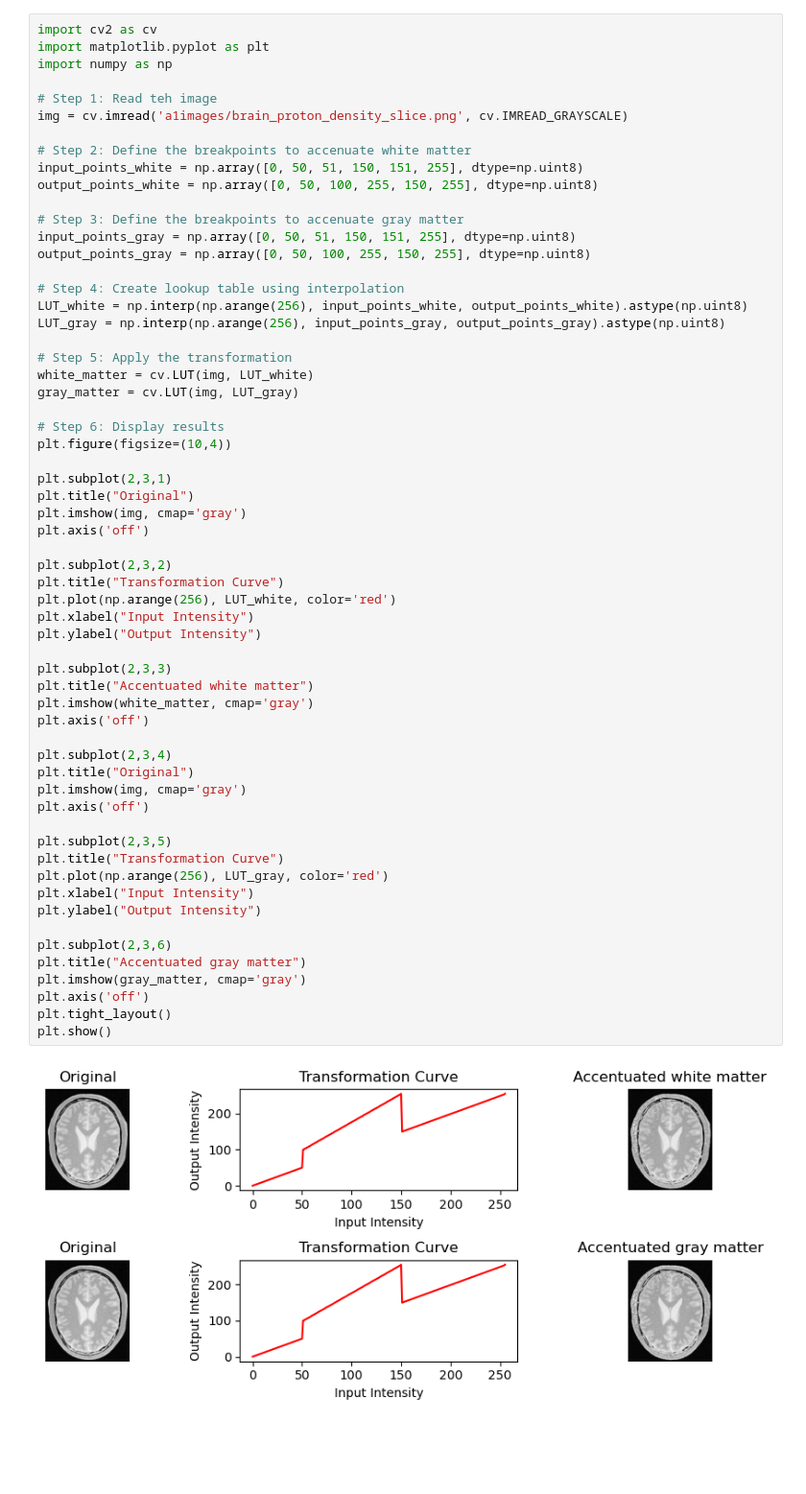
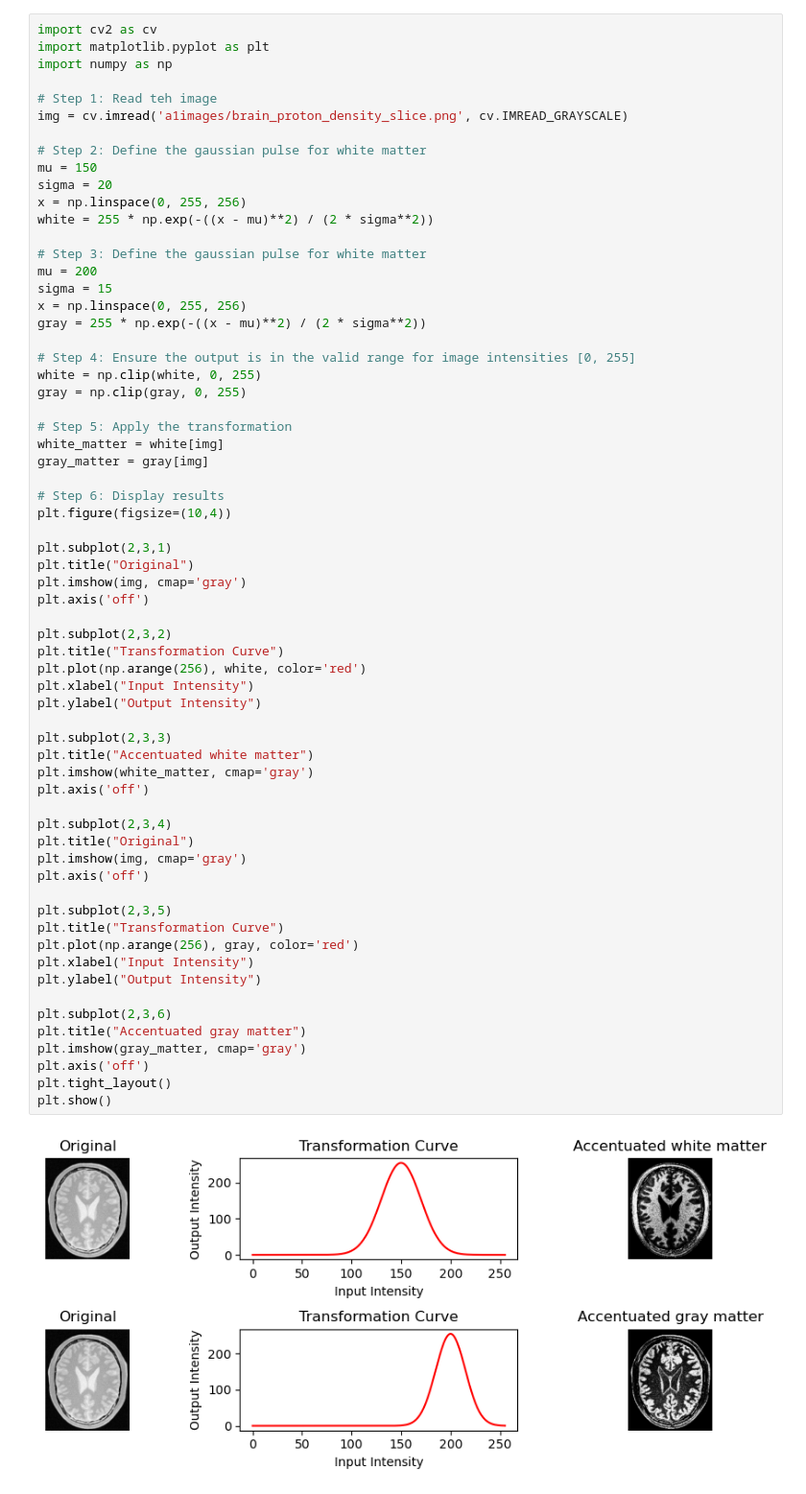
Before and after one commit to Muftee-Mysan/EN3160---Image-Processing-and-Machine-Vision, a Jupyter notebook: Assignments/Task_02.ipynb, the cells around one changed output. Shown: that part at 96% size. Drawn from its saved outputs; the diff is of its cells as text; blank space fills up the shorter version.

```diff
--- a/Assignments/Task_02.ipynb
+++ b/Assignments/Task_02.ipynb
@@ -6,21 +6,25 @@ import numpy as np
 # Step 1: Read teh image
 img = cv.imread('a1images/brain_proton_density_slice.png', cv.IMREAD_GRAYSCALE)
 
-# Step 2: Define the breakpoints to accenuate white matter
-input_points_white = np.array([0, 50, 51, 150, 151, 255], dtype=np.uint8)
-output_points_white = np.array([0, 50, 100, 255, 150, 255], dtype=np.uint8)
+# Step 2: Define the gaussian pulse for white matter
+mu = 150
+sigma = 20
+x = np.linspace(0, 255, 256)
+white = 255 * np.exp(-((x - mu)**2) / (2 * sigma**2))
 
-# Step 3: Define the breakpoints to accenuate gray matter
-input_points_gray = np.array([0, 50, 51, 150, 151, 255], dtype=np.uint8)
-output_points_gray = np.array([0, 50, 100, 255, 150, 255], dtype=np.uint8)
+# Step 3: Define the gaussian pulse for white matter
+mu = 200
+sigma = 15
+x = np.linspace(0, 255, 256)
+gray = 255 * np.exp(-((x - mu)**2) / (2 * sigma**2))
 
-# Step 4: Create lookup table using interpolation
-LUT_white = np.interp(np.arange(256), input_points_white, output_points_white).astype(np.uint8)
-LUT_gray = np.interp(np.arange(256), input_points_gray, output_points_gray).astype(np.uint8)
+# Step 4: Ensure the output is in the valid range for image intensities [0, 255]
+white = np.clip(white, 0, 255)
+gray = np.clip(gray, 0, 255)
 
 # Step 5: Apply the transformation
-white_matter = cv.LUT(img, LUT_white)
-gray_matter = cv.LUT(img, LUT_gray)
+white_matter = white[img]
+gray_matter = gray[img]
 
 # Step 6: Display results
 plt.figure(figsize=(10,4))
@@ -30,33 +34,33 @@ plt.title("Original")
 plt.imshow(img, cmap='gray')
 plt.axis('off')
 
 plt.subplot(2,3,2)
 plt.title("Transformation Curve")
-plt.plot(np.arange(256), LUT_white, color='red')
+plt.plot(np.arange(256), white, color='red')
 plt.xlabel("Input Intensity")
 plt.ylabel("Output Intensity")
 
 plt.subplot(2,3,3)
 plt.title("Accentuated white matter")
 plt.imshow(white_matter, cmap='gray')
 plt.axis('off')
 
 plt.subplot(2,3,4)
 plt.title("Original")
 plt.imshow(img, cmap='gray')
 plt.axis('off')
 
 plt.subplot(2,3,5)
 plt.title("Transformation Curve")
-plt.plot(np.arange(256), LUT_gray, color='red')
+plt.plot(np.arange(256), gray, color='red')
 plt.xlabel("Input Intensity")
 plt.ylabel("Output Intensity")
 
 plt.subplot(2,3,6)
 plt.title("Accentuated gray matter")
 plt.imshow(gray_matter, cmap='gray')
 plt.axis('off')
 plt.tight_layout()
 plt.show()
 # %% [output]
-[figure, old version]
+[figure, new version]
```
Also changed, not shown: parts of 5 cells of this notebook.
